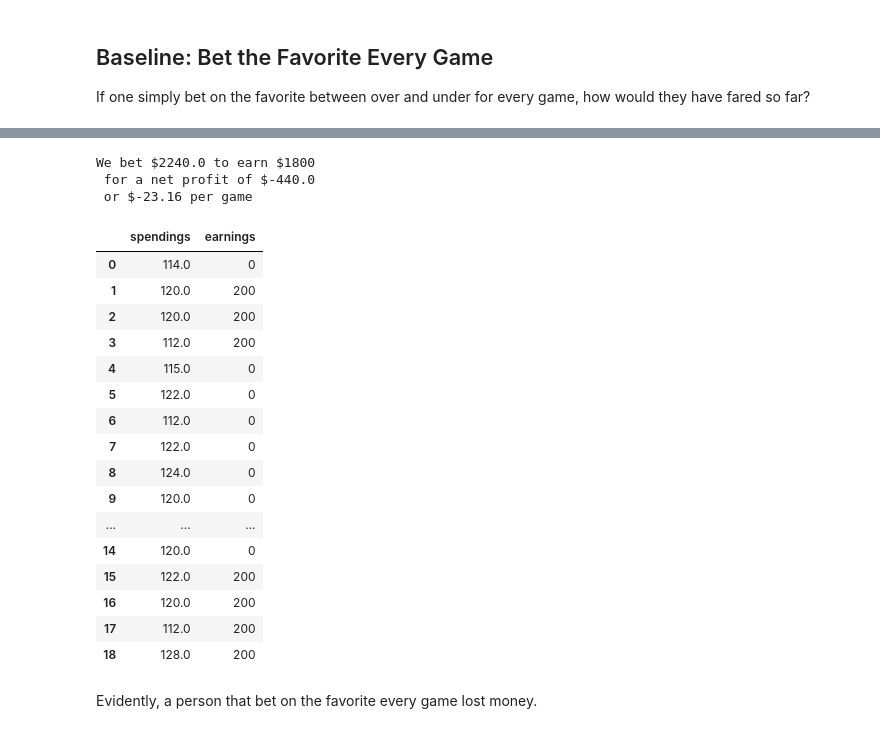
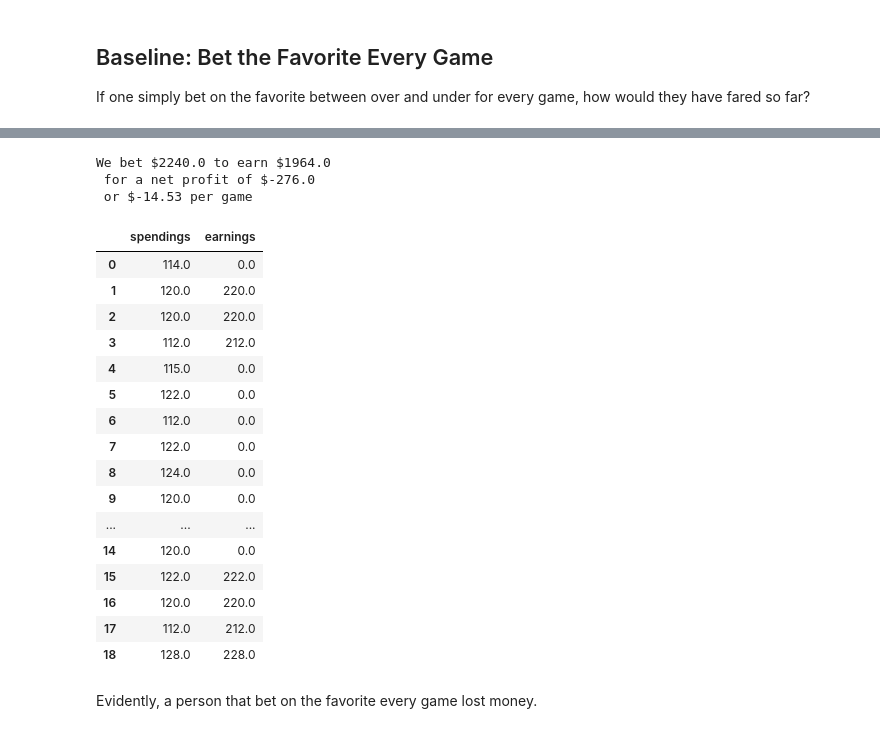
Before and after one commit to jwu04/LSTM-Project, a Jupyter notebook: LSTM.ipynb, the cells around one changed output, grey strips where cells are left out. Cells and saved outputs as stored; diff of their text form; code cells hidden in the pictures.

Commit message:
fixed earnings calc

```diff
--- a/LSTM.ipynb
+++ b/LSTM.ipynb
@@ -505,56 +505,56 @@ for index, row in bettinglinesdf.iterrows():
         elif over < 0:
             spendings.append(-over)
             if actual > line:
-                earnings.append(100 + 100)
+                earnings.append(100 - over)
             else:
                 earnings.append(0)  # Add 0 if no earnings
     # Betting under
     elif over > under:
         if under > 0:
             spendings.append(100)
             if actual < line:
                 earnings.append(100 + under)
             else:
                 earnings.append(0)  # Add 0 if no earnings
         elif under < 0:
             spendings.append(-under)
             if actual < line:
-                earnings.append(100 + 100)
+                earnings.append(100 - under)
             else:
                 earnings.append(0)  # Add 0 if no earnings
 
 # Convert lists to NumPy arrays
 spendings = np.array(spendings)
 earnings = np.array(earnings)
 
 # Calculate total spendings and earnings
 total_spendings = spendings.sum()
 total_earnings = earnings.sum()
 
 print(f"We bet ${total_spendings} to earn ${total_earnings} \n for a net profit of ${total_earnings - total_spendings} \n or ${round((total_earnings - total_spendings)/len(spendings), 2)} per game")
 d = {'spendings': spendings, 'earnings': earnings}
 pd.DataFrame(data=d)
 # %% [output]
-We bet $2240.0 to earn $1800
- for a net profit of $-440.0
- or $-23.16 per game
+We bet $2240.0 to earn $1964.0
+ for a net profit of $-276.0
+ or $-14.53 per game
 |  | spendings | earnings |
-| 0 | 114.0 | 0 |
-| 1 | 120.0 | 200 |
-| 2 | 120.0 | 200 |
-| 3 | 112.0 | 200 |
-| 4 | 115.0 | 0 |
-| 5 | 122.0 | 0 |
-| 6 | 112.0 | 0 |
-| 7 | 122.0 | 0 |
-| 8 | 124.0 | 0 |
-| 9 | 120.0 | 0 |
+| 0 | 114.0 | 0.0 |
+| 1 | 120.0 | 220.0 |
+| 2 | 120.0 | 220.0 |
+| 3 | 112.0 | 212.0 |
+| 4 | 115.0 | 0.0 |
+| 5 | 122.0 | 0.0 |
+| 6 | 112.0 | 0.0 |
+| 7 | 122.0 | 0.0 |
+| 8 | 124.0 | 0.0 |
+| 9 | 120.0 | 0.0 |
 | ... | ... | ... |
-| 14 | 120.0 | 0 |
-| 15 | 122.0 | 200 |
-| 16 | 120.0 | 200 |
-| 17 | 112.0 | 200 |
-| 18 | 128.0 | 200 |
+| 14 | 120.0 | 0.0 |
+| 15 | 122.0 | 222.0 |
+| 16 | 120.0 | 220.0 |
+| 17 | 112.0 | 212.0 |
+| 18 | 128.0 | 228.0 |
 # %% [markdown]
 Evidently, a person that bet on the favorite every game lost money.
 # %% [markdown]
```
Also changed, not shown: parts of 7 cells of this notebook.
